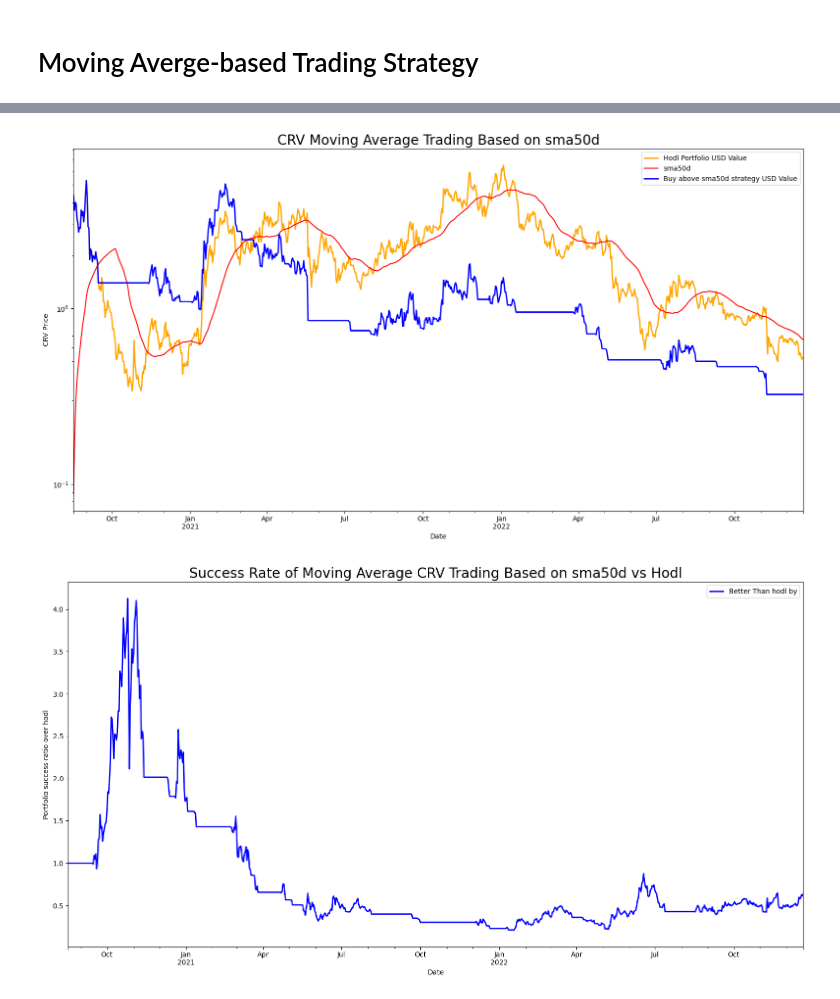
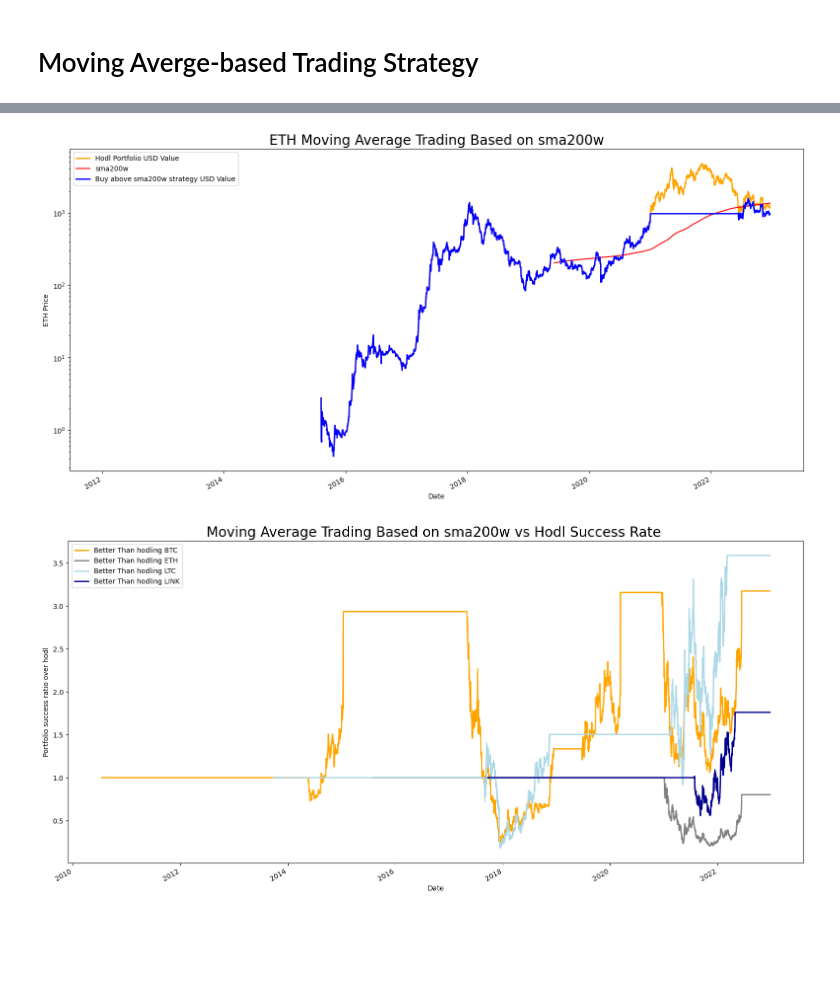
Before and after one commit to bekisz/chain-intelligence, a Jupyter notebook: hold_above_moving_averege_strategy.ipynb, the cells around one changed output, grey strips where cells are left out. Cells and saved outputs as stored; diff of their text form; code cells hidden in the pictures; blank space fills up the shorter version.

Commit message:
Multiple coins

```diff
--- a/hold_above_moving_averege_strategy.ipynb
+++ b/hold_above_moving_averege_strategy.ipynb
@@ -96,12 +94,18 @@ df
 # %%
-# Adding Simple Moving Average Columns
-df['sma7d'] = df['close'].rolling(7).mean()
-df['sma50d'] = df['close'].rolling(50).mean()
-df['sma200d'] = df['close'].rolling(200).mean()
+for coin in coins:
 
-# Adding ExponentialMoving Average Columns
+    # Adding Simple Moving Average Columns
+    df.loc(axis=1)[(coin,'sma7d')] = df.loc(axis=1)[(coin,'close')].rolling(7).mean()
+    df.loc(axis=1)[(coin,'sma50d')] = df.loc(axis=1)[(coin,'close')].rolling(50).mean()
+    df.loc(axis=1)[(coin,'sma200d')] = df.loc(axis=1)[(coin,'close')].rolling(200).mean()
+    df.loc(axis=1)[(coin,'sma200w')] = df.loc(axis=1)[(coin,'close')].rolling(200*7).mean()
+    # Adding ExponentialMoving Average Columns
+    #df.loc(axis=1)[(coin,'ema21w')] = df.loc(axis=1)[(coin,'close')].ewm(span=21*7, adjust=False).mean()
 
-df['ema21w'] = df['close'].ewm(span=21*7, adjust=False).mean()
+    # Setting Initial coins
 
+    df.loc(axis=1)[(coin,'usd_bag')] = initial_usd;
+    df.loc(axis=1)[(coin,'coin_bag')] = initial_coin;
+df.sort_index(axis=1,inplace=True, level='Coin',sort_remaining=False)
 df
 # %% [output]
@@ -122,11 +127,3 @@ df
-# %%
-df['hold'] =  df['sma50d'] < df['close']
-
-df['growth'] = df['close'].rolling(window=2).apply(lambda x: x.iloc[1] / x.iloc[0])
-df['prev_close'] = df['close'].rolling(window=2).apply(lambda x: x.iloc[0])
-df = df.dropna()
-df.insert(len(df.columns),'usd_bag',initial_usd)
-df.insert(len(df.columns),'coin_bag',initial_coin)
 # %%
 
 
@@ -168,38 +203,38 @@ df.tail(1)
 # %%
-
-df['close'].plot(c='orange',label='Hodl Portfolio USD Value',linewidth=2)
-df[buyAbove].plot(c='red',label=buyAbove)
-df['usd_value'].plot(c='blue',label='Buy above {} strategy USD Value'.format(buyAbove),linewidth=2)
+coin='ETH'
+df[coin]['close'].plot(c='orange',label='Hodl Portfolio USD Value',linewidth=2)
+df[coin][buyAbove].plot(c='red',label=buyAbove)
+df[coin]['trade_usd_value'].plot(c='blue',label='Buy above {} strategy USD Value'.format(buyAbove),linewidth=2)
 
 
 plot.title("{} Moving Average Trading Based on {}".format(coin, buyAbove), fontsize=20)
 plot.ylabel("{} Price".format(coin))
 plot.xlabel('Date')
 plot.legend()
 plot.yscale('log')
 F = plot.gcf()
 
 # Now check everything with the defaults:
 #DPI = F.get_dpi()
 #print ("DPI:", DPI)
 DefaultSize = F.get_size_inches()
 #print ("Default size in Inches", DefaultSize)
 #print ("Which should result in a %i x %i Image"%(DPI*DefaultSize[0], DPI*DefaultSize[1]))
 # the default is 100dpi for savefig:
 #F.savefig("test1.png")
 # this gives me a 797 x 566 pixel image, which is about 100 DPI
 
 # Now make the image twice as big, while keeping the fonts and all the
 # same size
 F.set_size_inches( (DefaultSize[0]*3, DefaultSize[1]*2) )
 # %% [output]
-[figure, old version]
+[figure, new version]
 # %%
 
-df['success_rate'].plot(c='blue',label='Better Than hodl by',linewidth=2)
+for coin in coins:
+    df[coin]['trade_success_rate'].plot(c=coin_colors[coin],label="Better Than hodling {}".format(coin),linewidth=2)
 
-
-plot.title("Success Rate of Moving Average {} Trading Based on {} vs Hodl".format(coin, buyAbove), fontsize=20)
+plot.title("Moving Average Trading Based on {} vs Hodl Success Rate ".format(buyAbove), fontsize=20)
 plot.ylabel("Portfolio success ratio over hodl")
 plot.xlabel('Date')
 plot.legend()
@@ -208,4 +243,4 @@ DefaultSize = F.get_size_inches()
 
 F.set_size_inches( (DefaultSize[0]*3, DefaultSize[1]*2) )
 # %% [output]
-[figure, old version]
+[figure, new version]
```
Also changed, not shown: parts of 4 cells of this notebook.
